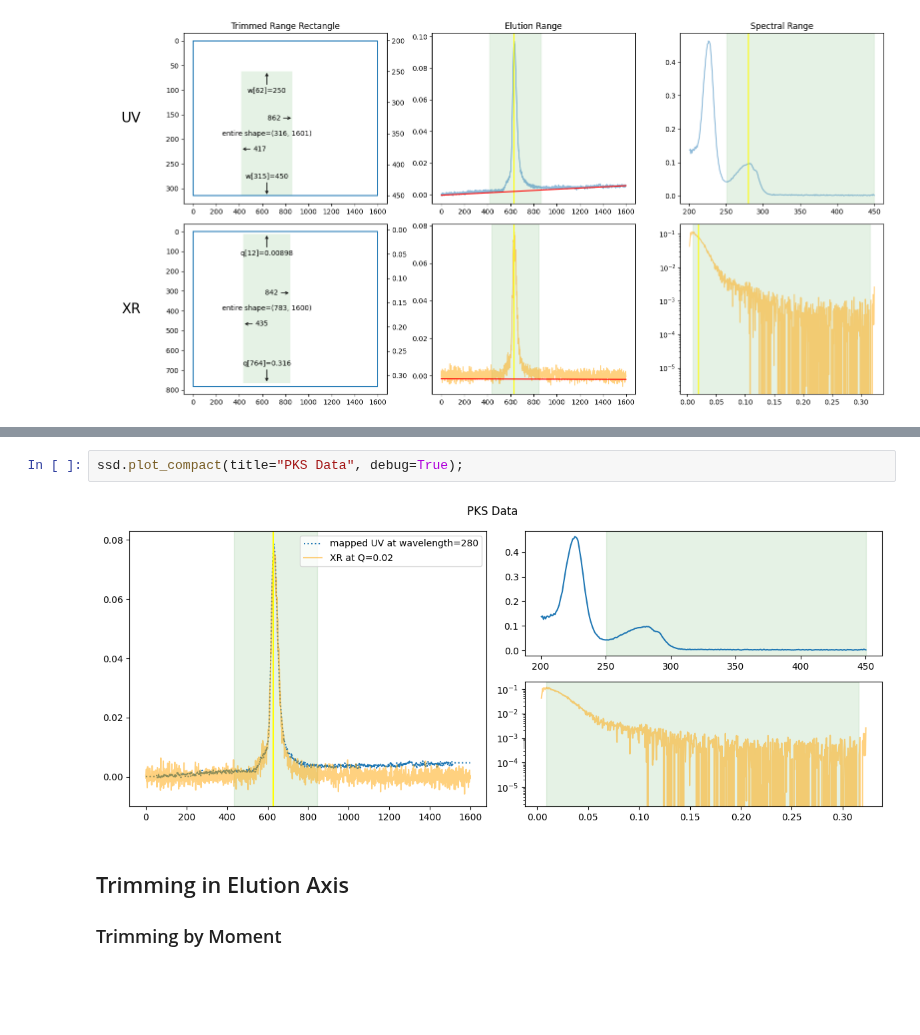
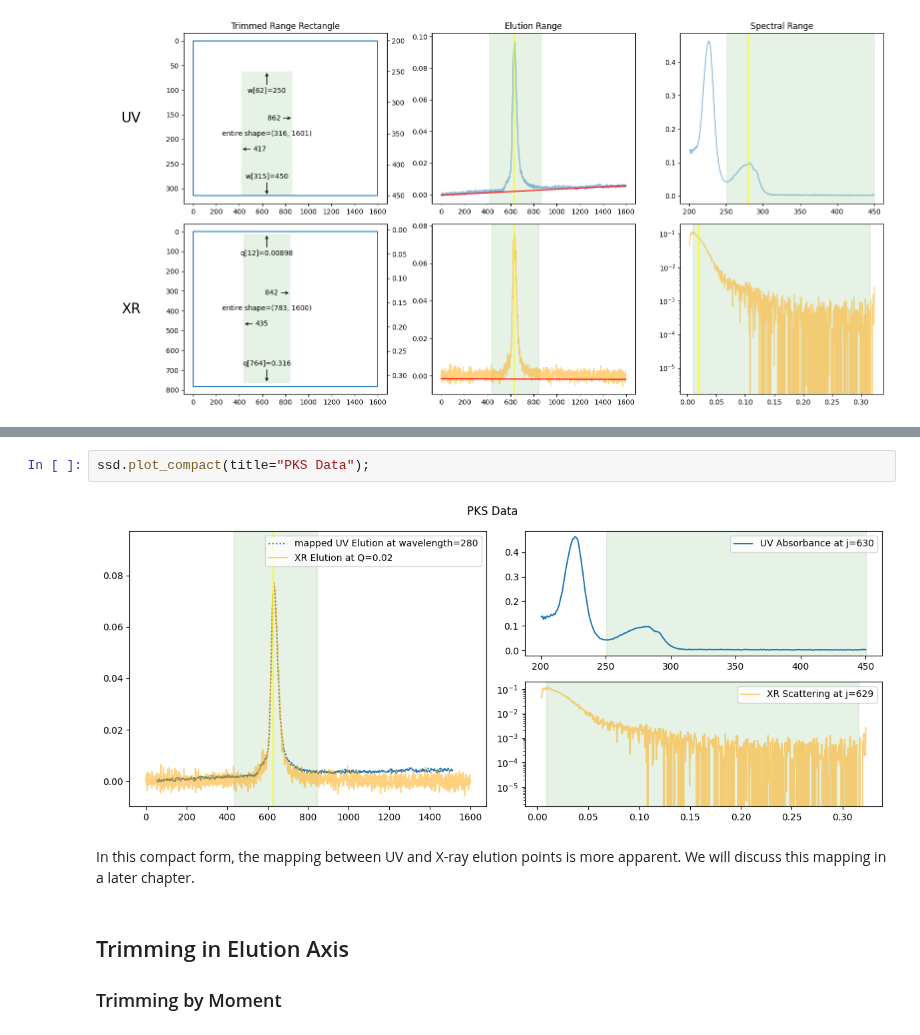
Before and after one commit to nshimizu0721/molass-tutorial, a Jupyter notebook: _sources/chapters/02/data_trimming.ipynb, the cells around one changed output, grey strips where cells are left out. Saved outputs shown, nothing was run; the diff lists cells and outputs as text; blank space fills up the shorter version.

```diff
--- a/_sources/chapters/02/data_trimming.ipynb
+++ b/_sources/chapters/02/data_trimming.ipynb
@@ -37,7 +49,9 @@ ssd.plot_trimming_info();
 # %%
-ssd.plot_compact(title="PKS Data", debug=True);
+ssd.plot_compact(title="PKS Data");
 # %% [output]
-[figure, old version]
+[figure, new version]
+# %% [markdown]
+In this compact form, the mapping between UV and X-ray elution points is more apparent. We will discuss this mapping in a later chapter.
 # %% [markdown]
 ## Trimming in Elution Axis
 ### Trimming by Moment
```
Also changed, not shown: parts of 1 cell of this notebook, 5 other files.
